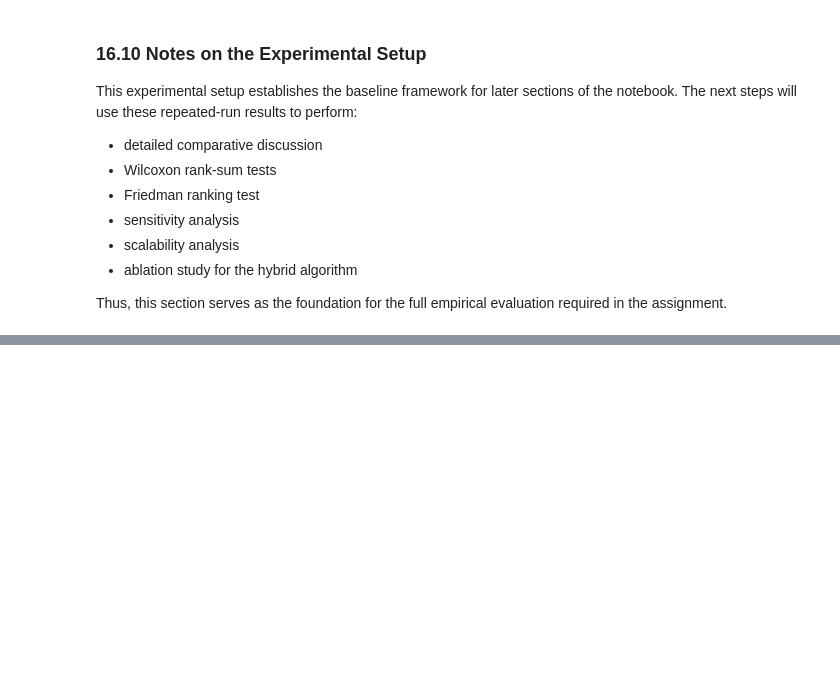
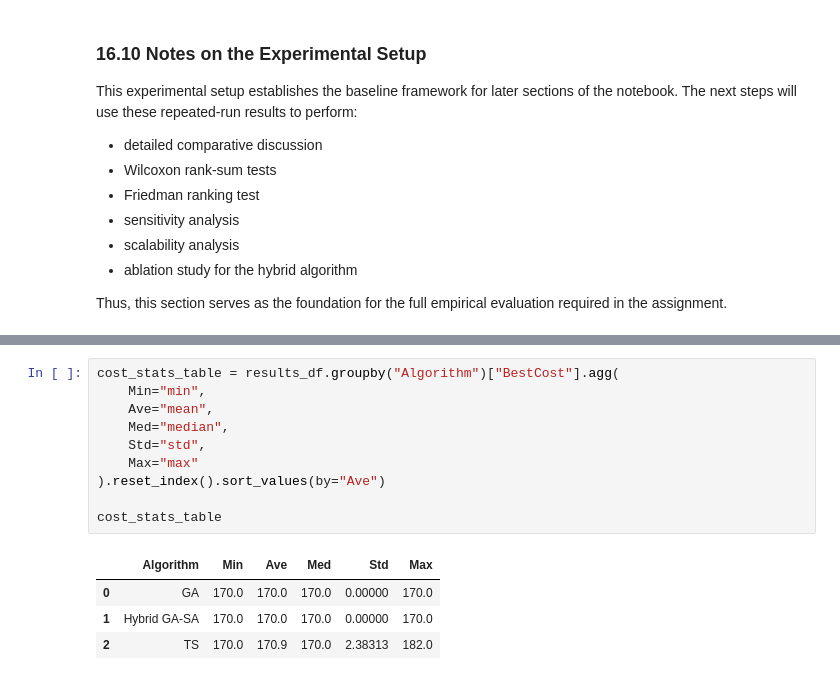
Before and after one commit to bhuttazain/Operator-Scheduling-Problem, a Jupyter notebook: Operator_Scheduling_Problem.ipynb, the cells around one changed output, grey strips where cells are left out. Saved outputs shown, nothing was run; the diff lists cells and outputs as text; blank space fills up the shorter version.

```diff
--- a/Operator_Scheduling_Problem.ipynb
+++ b/Operator_Scheduling_Problem.ipynb
@@ -2013,0 +1956,15 @@ else:
+# %%
+cost_stats_table = results_df.groupby("Algorithm")["BestCost"].agg(
+    Min="min",
+    Ave="mean",
+    Med="median",
+    Std="std",
+    Max="max"
+).reset_index().sort_values(by="Ave")
+
+cost_stats_table
+# %% [output]
+|  | Algorithm | Min | Ave | Med | Std | Max |
+| 0 | GA | 170.0 | 170.0 | 170.0 | 0.00000 | 170.0 |
+| 1 | Hybrid GA-SA | 170.0 | 170.0 | 170.0 | 0.00000 | 170.0 |
+| 2 | TS | 170.0 | 170.9 | 170.0 | 2.38313 | 182.0 |
```
Also changed, not shown: parts of 28 cells of this notebook.
